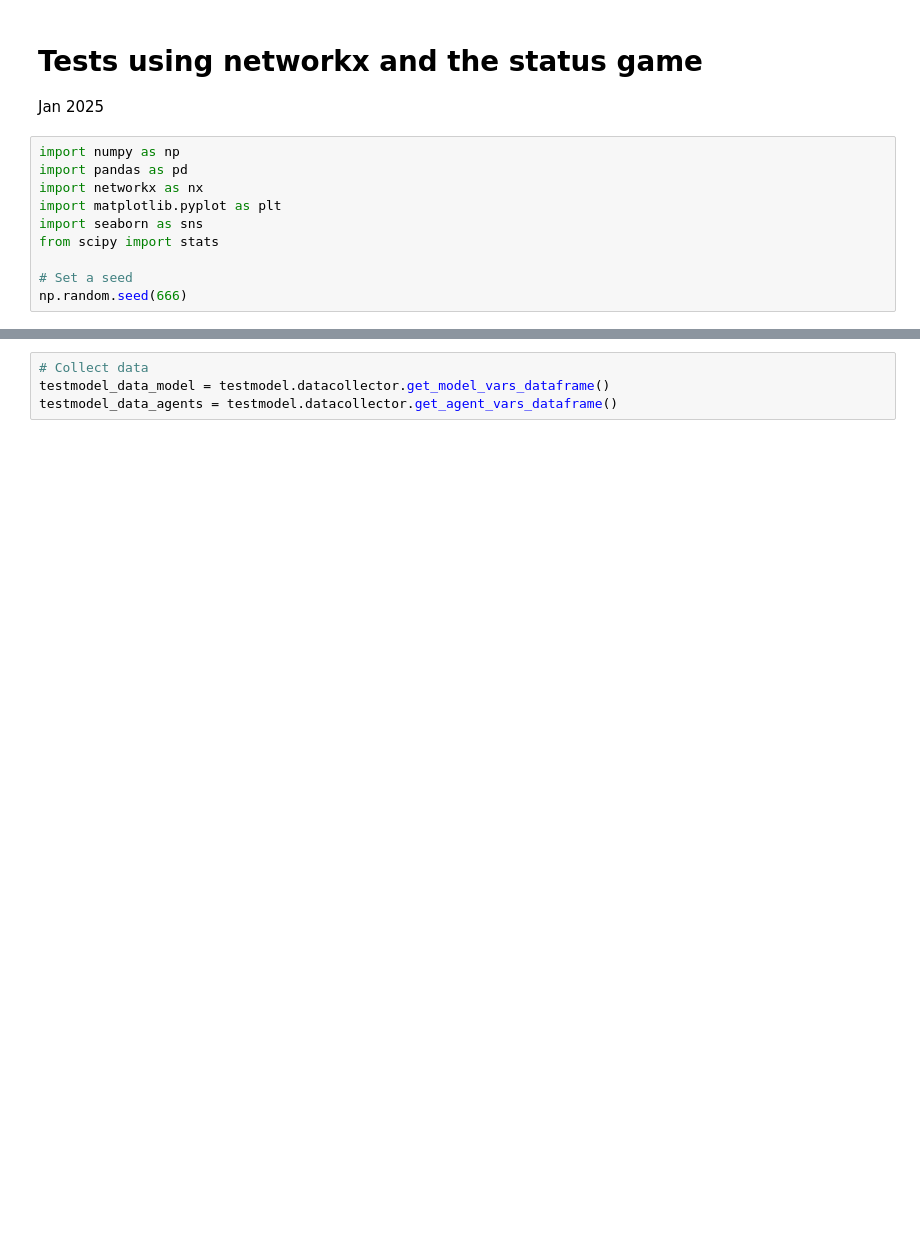
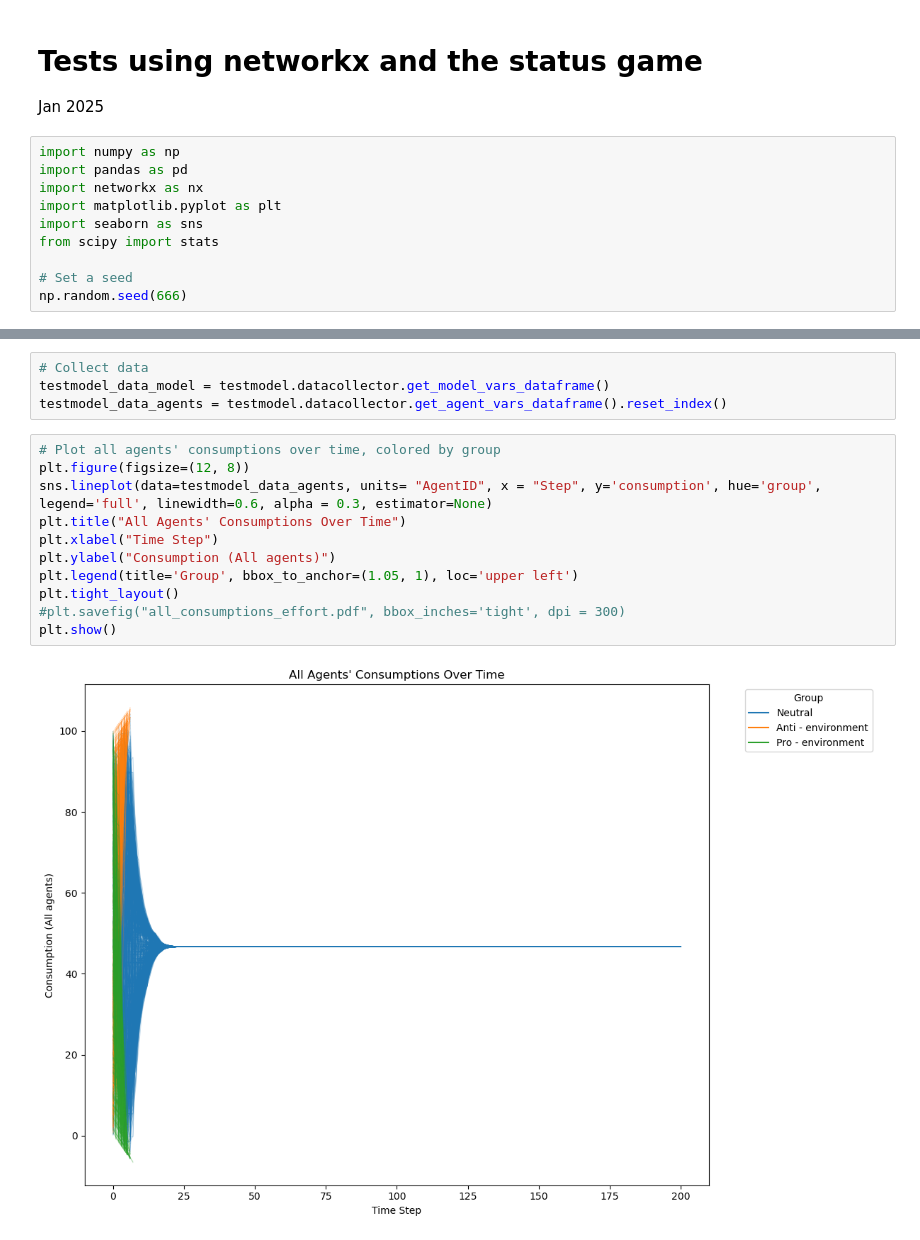
Before and after one commit to s-herrerag/enviromental_behavior_dynamics, a Jupyter notebook: tests_networkx.ipynb, the cells around one changed output, grey strips where cells are left out. Cells and saved outputs as stored; diff of their text form; blank space fills up the shorter version.

```diff
--- a/tests_networkx.ipynb
+++ b/tests_networkx.ipynb
@@ -43,4 +28,17 @@ for i in range(200):
 # %%
 # Collect data
 testmodel_data_model = testmodel.datacollector.get_model_vars_dataframe()
-testmodel_data_agents = testmodel.datacollector.get_agent_vars_dataframe()
+testmodel_data_agents = testmodel.datacollector.get_agent_vars_dataframe().reset_index()
+# %%
+# Plot all agents' consumptions over time, colored by group
+plt.figure(figsize=(12, 8))
+sns.lineplot(data=testmodel_data_agents, units= "AgentID", x = "Step", y='consumption', hue='group', legend='full', linewidth=0.6, alpha = 0.3, estimator=None)
+plt.title("All Agents' Consumptions Over Time")
+plt.xlabel("Time Step")
+plt.ylabel("Consumption (All agents)")
+plt.legend(title='Group', bbox_to_anchor=(1.05, 1), loc='upper left')
+plt.tight_layout()
+#plt.savefig("all_consumptions_effort.pdf", bbox_inches='tight', dpi = 300)
+plt.show()
+# %% [output]
+[figure, added]
```
Also changed, not shown: parts of 2 cells of this notebook, 2 other files.
